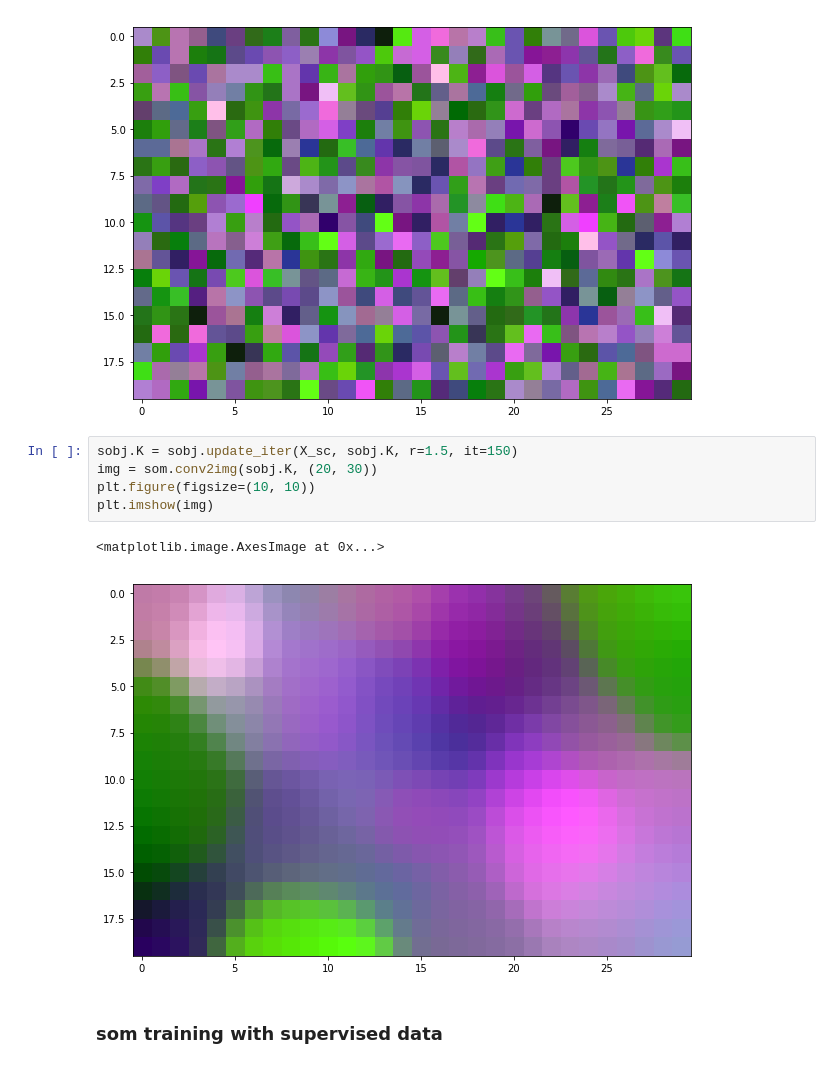
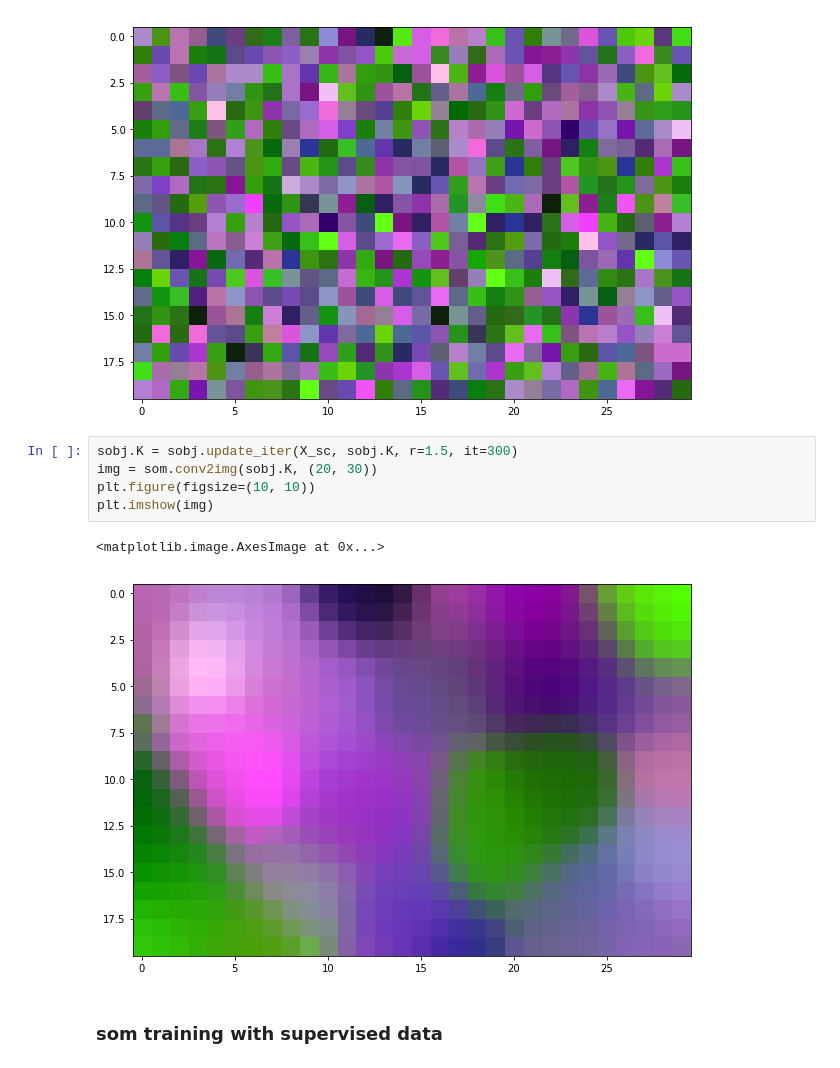
Before and after one commit to darecophoenixx/wordroid.sblo.jp, a Jupyter notebook: demo/som/demo_iris_001.ipynb, the cells around one changed output. Drawn from its saved outputs; the diff is of its cells as text.

```diff
--- a/demo/som/demo_iris_001.ipynb
+++ b/demo/som/demo_iris_001.ipynb
@@ -198,13 +198,13 @@ plt.imshow(img)
 <matplotlib.image.AxesImage at 0x...>
 [figure]
 # %%
-sobj.K = sobj.update_iter(X_sc, sobj.K, r=1.5, it=150)
+sobj.K = sobj.update_iter(X_sc, sobj.K, r=1.5, it=300)
 img = som.conv2img(sobj.K, (20, 30))
 plt.figure(figsize=(10, 10))
 plt.imshow(img)
 # %% [output]
 <matplotlib.image.AxesImage at 0x...>
-[figure, old version]
+[figure, new version]
 # %% [markdown]
 ### som training with supervised data
 # %%
```
Also changed, not shown: parts of 14 cells of this notebook.
